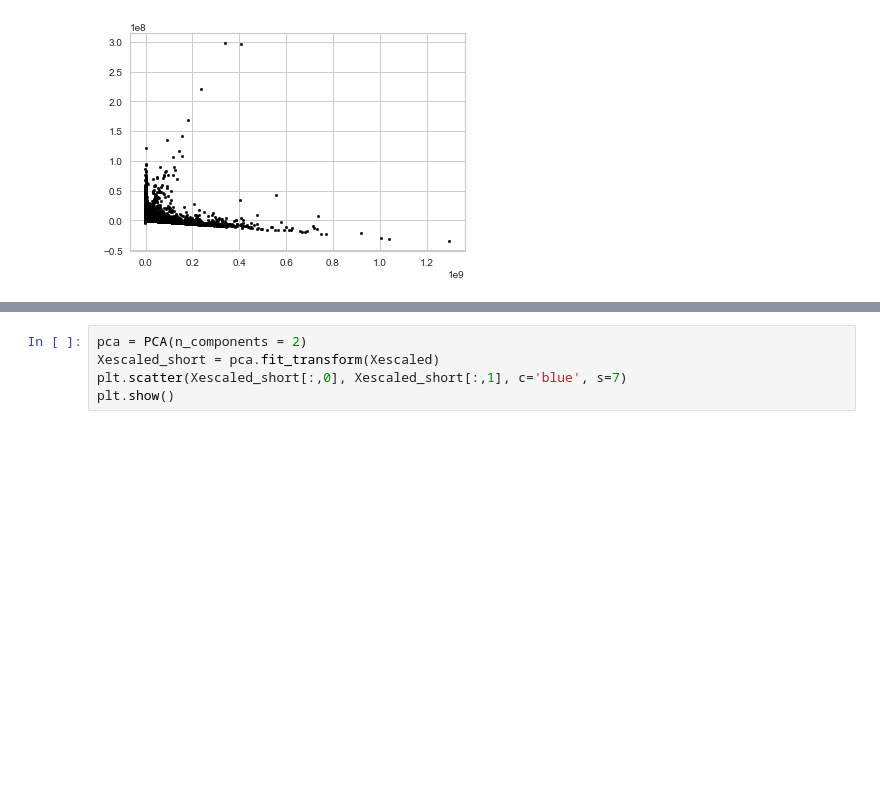
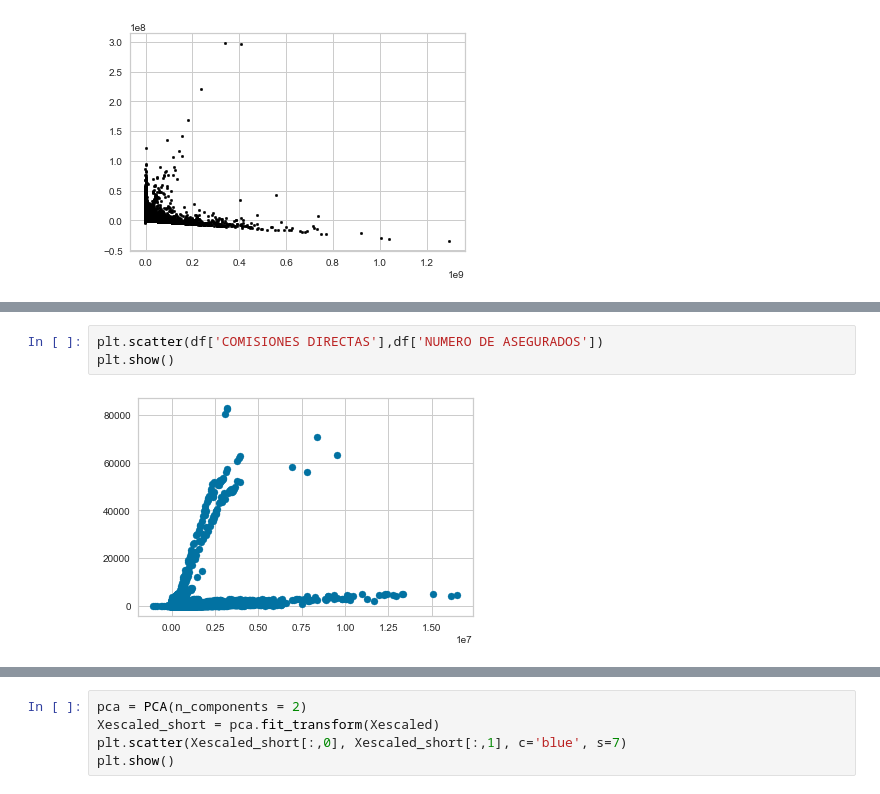
Before and after one commit to Nicocispal/Evidencia_1, a Jupyter notebook: DE_comisiones.ipynb, the cells around one changed output, grey strips where cells are left out. Saved outputs shown, nothing was run; the diff lists cells and outputs as text; blank space fills up the shorter version.

```diff
--- a/DE_comisiones.ipynb
+++ b/DE_comisiones.ipynb
@@ -124,0 +138,5 @@ ValueError: Shape of passed values is (211493, 15), indices imply (211493, 4)
+# %%
+plt.scatter(df['COMISIONES DIRECTAS'],df['NUMERO DE ASEGURADOS'])
+plt.show()
+# %% [output]
+[figure, added]
```
Also changed, not shown: parts of 4 cells of this notebook.
